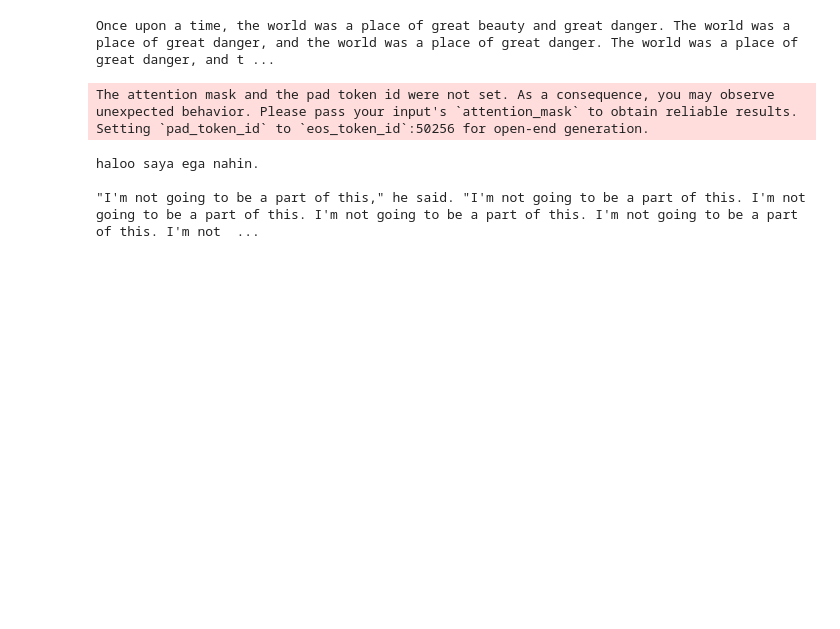
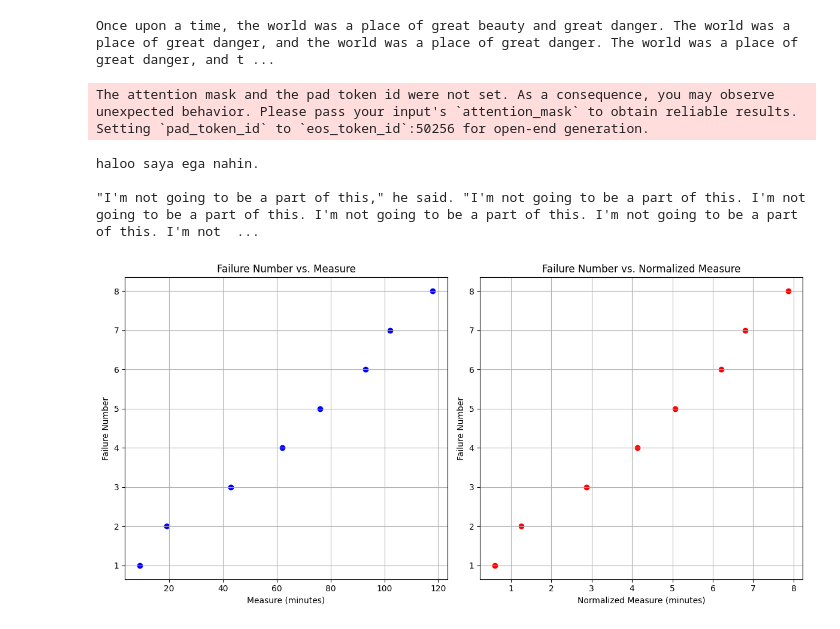
Before and after one commit to EgaTypeR/DestiSmart, a Jupyter notebook: chatbot/fine tunning.ipynb, the cells around one changed output. Drawn from its saved outputs; the diff is of its cells as text; code cells hidden in the pictures; blank space fills up the shorter version.

```diff
--- a/chatbot/fine tunning.ipynb
+++ b/chatbot/fine tunning.ipynb
@@ -57,0 +61,31 @@ haloo saya ega nahin.
+# %%
+import matplotlib.pyplot as plt
+
+# Data
+failure_numbers = [1, 2, 3, 4, 5, 6, 7, 8]
+measures = [9, 19, 43, 62, 76, 93, 102, 118]
+normalized_measures = [0.6, 1.26, 2.87, 4.13, 5.06, 6.20, 6.80, 7.86]
+
+
+# Plot Measure vs. Failure Number (Scatter Plot)
+plt.figure(figsize=(12, 6))
+
+plt.subplot(1, 2, 1)
+plt.scatter(measures, failure_numbers,  color='b')
+plt.ylabel('Failure Number')
+plt.xlabel('Measure (minutes)')
+plt.title('Failure Number vs. Measure')
+plt.grid(True)
+
+# Plot Normalized Measure vs. Failure Number (Scatter Plot)
+plt.subplot(1, 2, 2)
+plt.scatter(normalized_measures, failure_numbers,  color='r')
+plt.ylabel('Failure Number')
+plt.xlabel('Normalized Measure (minutes)')
+plt.title('Failure Number vs. Normalized Measure')
+plt.grid(True)
+
+plt.tight_layout()
+plt.show()
+# %% [output]
+[figure, added]
```
Also changed, not shown: parts of 7 cells of this notebook, 3 other files.
